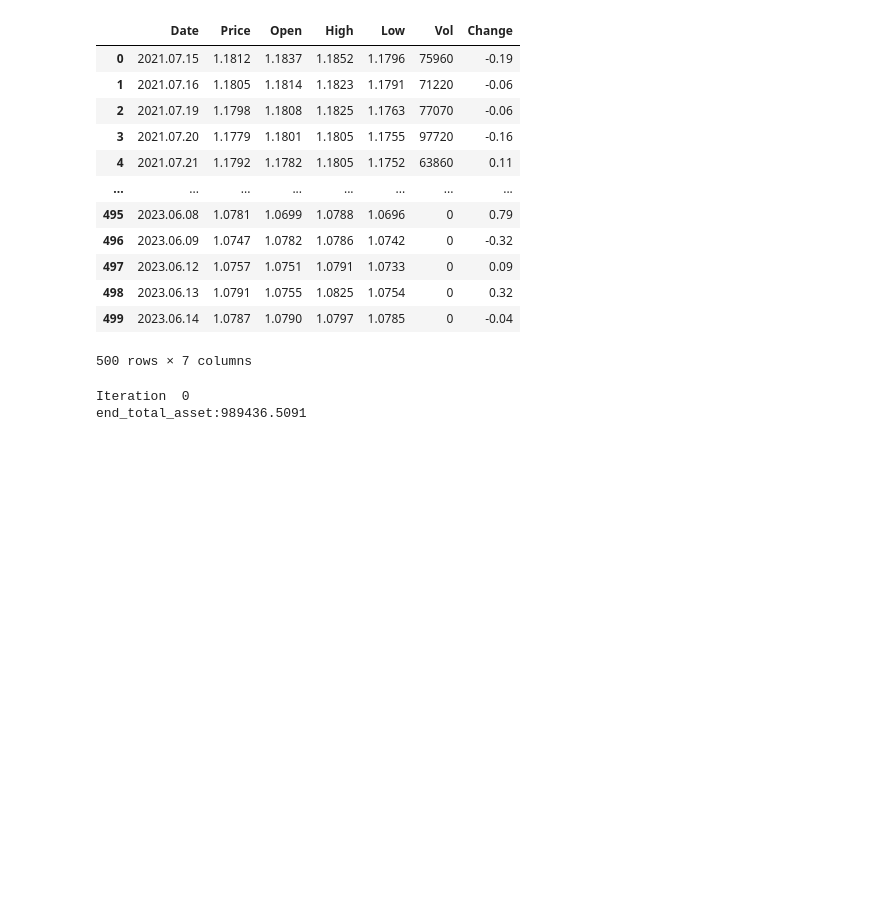
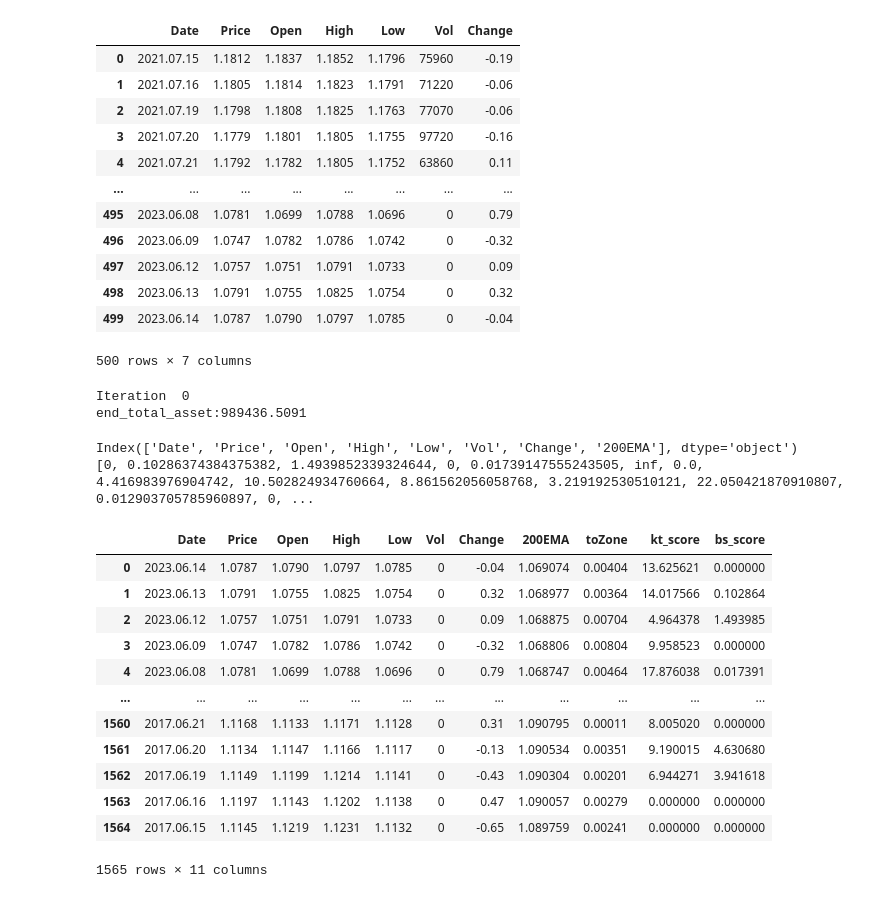
Before and after one commit to tuongnguso03/Q_learning_FOREX, a Jupyter notebook: main.ipynb, the cells around one changed output. Saved outputs shown, nothing was run; the diff lists cells and outputs as text; code cells hidden in the pictures; blank space fills up the shorter version.

Commit message:
process indicators & add indicators to state

```diff
--- a/main.ipynb
+++ b/main.ipynb
@@ -121,3 +112,22 @@ agent_2.Q_learning(environment_2, iterations=1, alpha = 0, exploration = 0, disc
 # %% [output]
 Iteration  0
 end_total_asset:989436.5091
+# %%
+dataset_with_indicators()
+print(df)
+# %% [output]
+Index(['Date', 'Price', 'Open', 'High', 'Low', 'Vol', 'Change', '200EMA'], dtype='object')
+[0, 0.10286374384375382, 1.4939852339324644, 0, 0.01739147555243505, inf, 0.0, 4.416983976904742, 10.502824934760664, 8.861562056058768, 3.219192530510121, 22.050421870910807, 0.012903705785960897, 0, ...
+|  | Date | Price | Open | High | Low | Vol | Change | 200EMA | toZone | kt_score | bs_score |
+| 0 | 2023.06.14 | 1.0787 | 1.0790 | 1.0797 | 1.0785 | 0 | -0.04 | 1.069074 | 0.00404 | 13.625621 | 0.000000 |
+| 1 | 2023.06.13 | 1.0791 | 1.0755 | 1.0825 | 1.0754 | 0 | 0.32 | 1.068977 | 0.00364 | 14.017566 | 0.102864 |
+| 2 | 2023.06.12 | 1.0757 | 1.0751 | 1.0791 | 1.0733 | 0 | 0.09 | 1.068875 | 0.00704 | 4.964378 | 1.493985 |
+| 3 | 2023.06.09 | 1.0747 | 1.0782 | 1.0786 | 1.0742 | 0 | -0.32 | 1.068806 | 0.00804 | 9.958523 | 0.000000 |
+| 4 | 2023.06.08 | 1.0781 | 1.0699 | 1.0788 | 1.0696 | 0 | 0.79 | 1.068747 | 0.00464 | 17.876038 | 0.017391 |
+| ... | ... | ... | ... | ... | ... | ... | ... | ... | ... | ... | ... |
+| 1560 | 2017.06.21 | 1.1168 | 1.1133 | 1.1171 | 1.1128 | 0 | 0.31 | 1.090795 | 0.00011 | 8.005020 | 0.000000 |
+| 1561 | 2017.06.20 | 1.1134 | 1.1147 | 1.1166 | 1.1117 | 0 | -0.13 | 1.090534 | 0.00351 | 9.190015 | 4.630680 |
+| 1562 | 2017.06.19 | 1.1149 | 1.1199 | 1.1214 | 1.1141 | 0 | -0.43 | 1.090304 | 0.00201 | 6.944271 | 3.941618 |
+| 1563 | 2017.06.16 | 1.1197 | 1.1143 | 1.1202 | 1.1138 | 0 | 0.47 | 1.090057 | 0.00279 | 0.000000 | 0.000000 |
+| 1564 | 2017.06.15 | 1.1145 | 1.1219 | 1.1231 | 1.1132 | 0 | -0.65 | 1.089759 | 0.00241 | 0.000000 | 0.000000 |
+1565 rows × 11 columns
```
Also changed, not shown: parts of 6 cells of this notebook, 3 other files.
